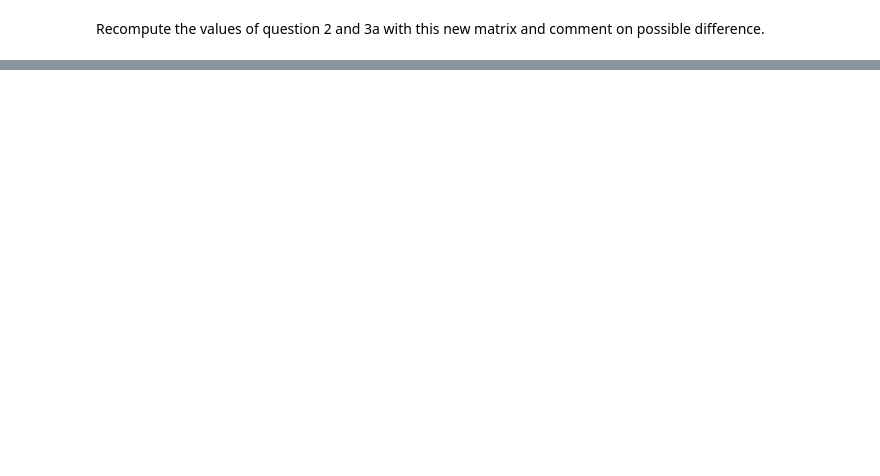
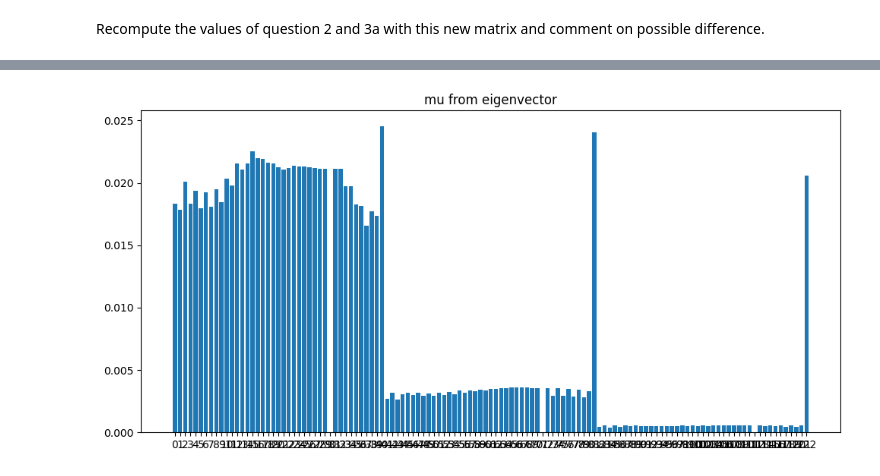
Before and after one commit to vincenteichhorn/cs-apml-assignments, a Jupyter notebook: src/05-monopoly/Monopoly.ipynb, the cells around one changed output, grey strips where cells are left out. Saved outputs shown, nothing was run; the diff lists cells and outputs as text; code cells hidden in the pictures; blank space fills up the shorter version.

```diff
--- a/src/05-monopoly/Monopoly.ipynb
+++ b/src/05-monopoly/Monopoly.ipynb
@@ -458,0 +650,14 @@ Recompute the values of question 2 and 3a with this new matrix and comment on po
+# %%
+eig_vals, eig_vecs = np.linalg.eig(mbaba.T)
+eig_val_1_idx = np.argmin(np.abs(eig_vals - 1.0))
+mu_eig = np.real(eig_vecs[:, eig_val_1_idx])
+mu_eig = mu_eig / np.sum(mu_eig)
+fig, ax = plt.subplots(1, 1, figsize=(10,5))
+ax.bar(range(3*(nsquares+1)), mu_eig.flatten())
+ax.set_title(f'mu from eigenvector')
+ax.set_xticks(range(3*(nsquares+1)))
+ax.set_xticklabels([i for i in range(3*(nsquares+1))])
+plt.tight_layout()
+plt.show()
+# %% [output]
+[figure, added]
```
Also changed, not shown: parts of 15 cells of this notebook, 33 other files.
